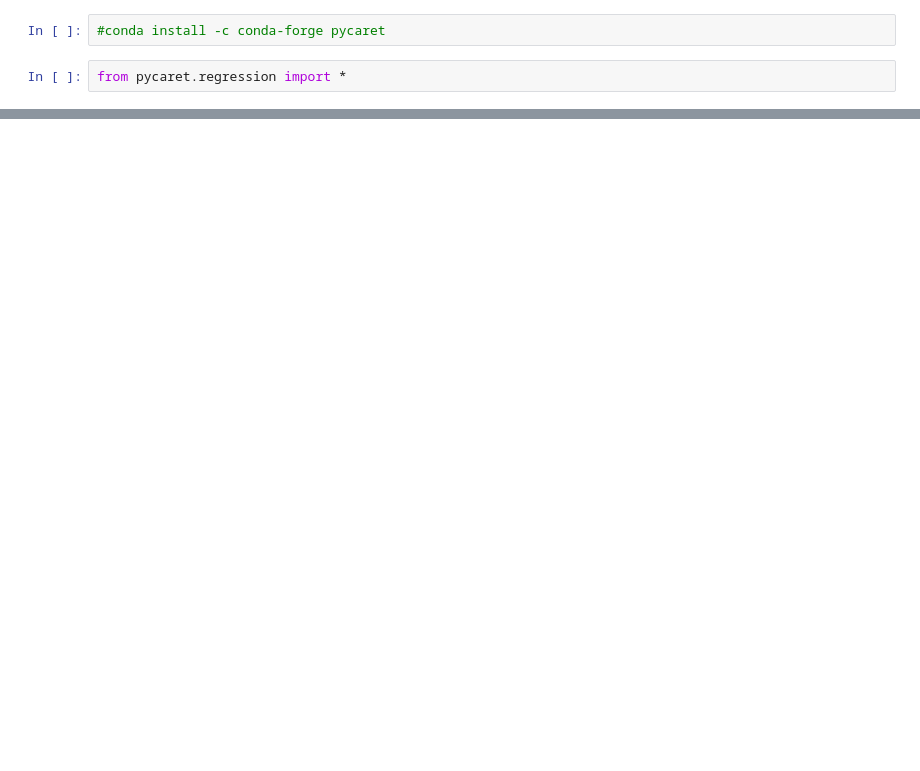
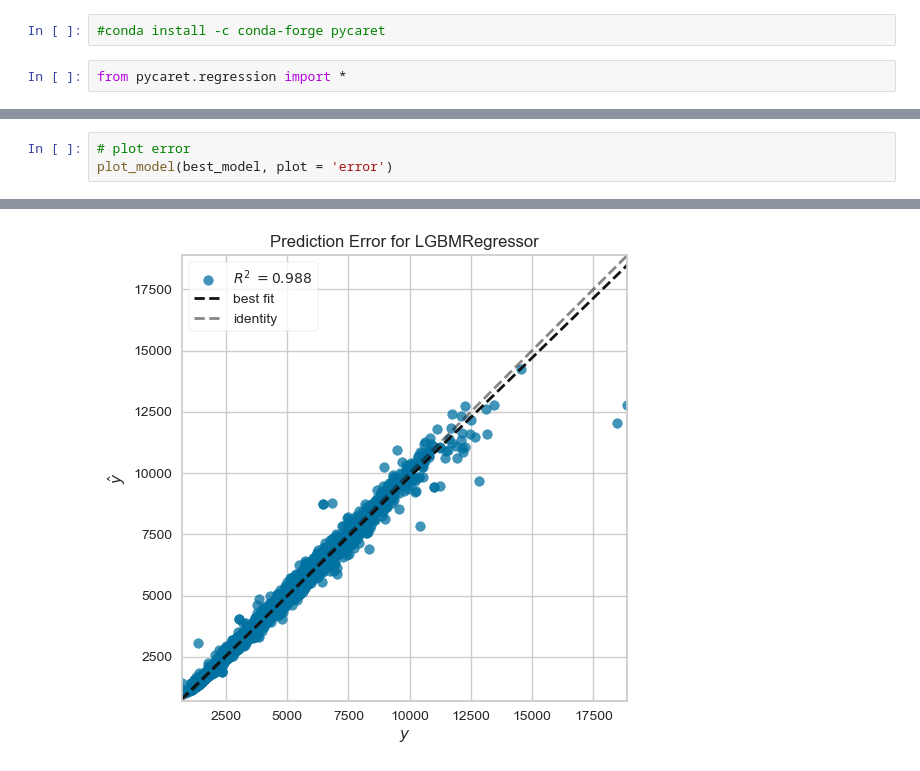
Before and after one commit to namratamayekar/Housing_Price_Prediction_Madrid, a Jupyter notebook: notebooks/Modelling.ipynb, the cells around one changed output, grey strips where cells are left out. Cells and saved outputs as stored; diff of their text form; blank space fills up the shorter version.

```diff
--- a/notebooks/Modelling.ipynb
+++ b/notebooks/Modelling.ipynb
@@ -164,0 +190,4 @@ best_model = compare_models()
+# %%
+# plot error
+plot_model(best_model, plot = 'error')
+# %% [output]
@@ -164,0 +195 @@ best_model = compare_models()
+[figure, added]
```
Also changed, not shown: parts of 17 cells of this notebook.
